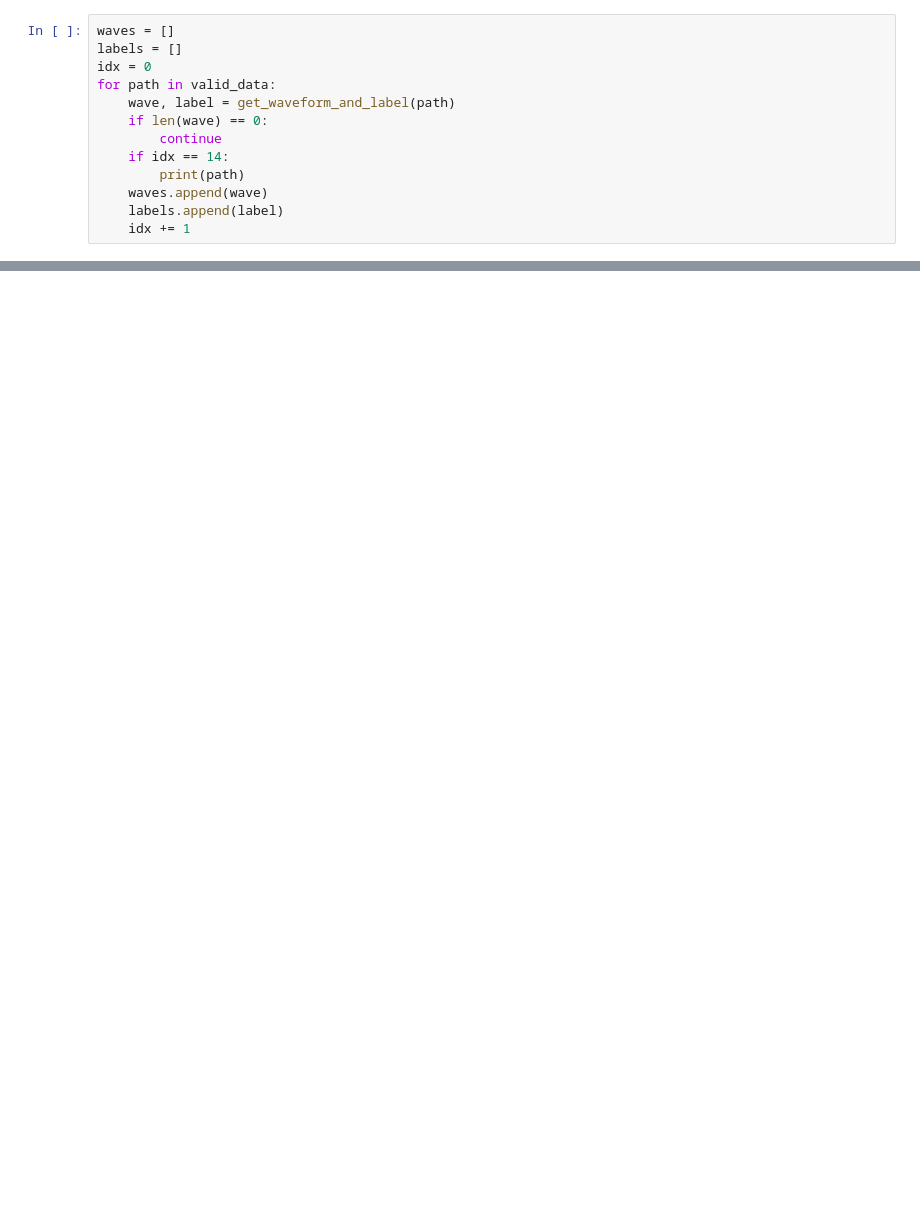
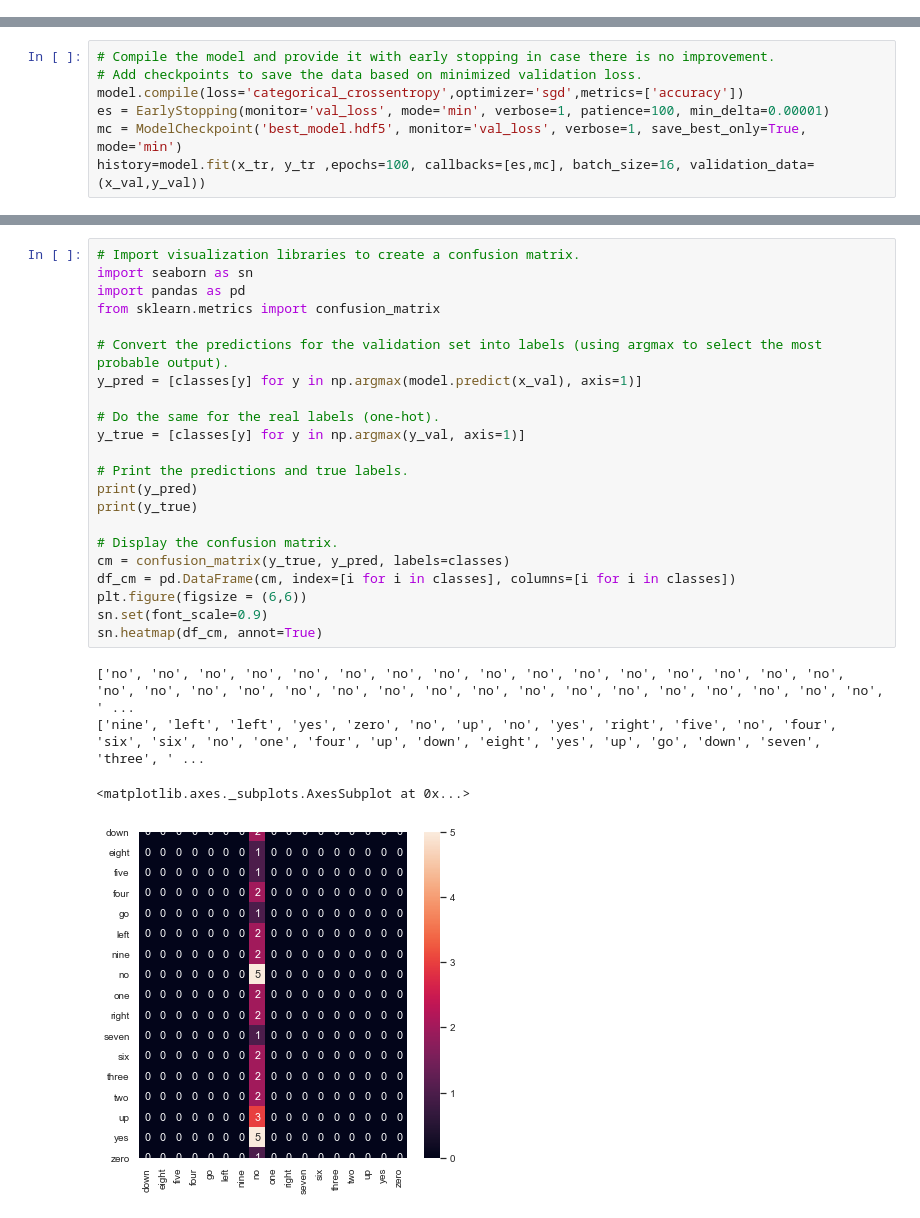
Before and after one commit to iiixyn/Atypical-Speech-Recognition, a Jupyter notebook: asr.ipynb, the cells around one changed output, grey strips where cells are left out. Saved outputs shown, nothing was run; the diff lists cells and outputs as text; blank space fills up the shorter version.

Commit message:
Added comments and confusion matrix to ASR model.

```diff
--- a/asr.ipynb
+++ b/asr.ipynb
@@ -152,13 +0,0 @@ def get_waveform_and_label(path):
-# %%
-waves = []
-labels = []
-idx = 0
-for path in valid_data:
-    wave, label = get_waveform_and_label(path)
-    if len(wave) == 0:
-        continue
-    if idx == 14:
-        print(path)
-    waves.append(wave)
-    labels.append(label)
-    idx += 1
@@ -356,0 +371,7 @@ Text: no
+# %%
+# Compile the model and provide it with early stopping in case there is no improvement.
+# Add checkpoints to save the data based on minimized validation loss.
+model.compile(loss='categorical_crossentropy',optimizer='sgd',metrics=['accuracy'])
+es = EarlyStopping(monitor='val_loss', mode='min', verbose=1, patience=100, min_delta=0.00001)
+mc = ModelCheckpoint('best_model.hdf5', monitor='val_loss', verbose=1, save_best_only=True, mode='min')
+history=model.fit(x_tr, y_tr ,epochs=100, callbacks=[es,mc], batch_size=16, validation_data=(x_val,y_val))
@@ -356,0 +421,27 @@ Text: no
+# %%
+# Import visualization libraries to create a confusion matrix.
+import seaborn as sn
+import pandas as pd
+from sklearn.metrics import confusion_matrix
+
+# Convert the predictions for the validation set into labels (using argmax to select the most probable output).
+y_pred = [classes[y] for y in np.argmax(model.predict(x_val), axis=1)]
+
+# Do the same for the real labels (one-hot).
+y_true = [classes[y] for y in np.argmax(y_val, axis=1)]
+
+# Print the predictions and true labels.
+print(y_pred)
+print(y_true)
+
+# Display the confusion matrix.
+cm = confusion_matrix(y_true, y_pred, labels=classes)
+df_cm = pd.DataFrame(cm, index=[i for i in classes], columns=[i for i in classes])
+plt.figure(figsize = (6,6))
+sn.set(font_scale=0.9)
+sn.heatmap(df_cm, annot=True)
+# %% [output]
+['no', 'no', 'no', 'no', 'no', 'no', 'no', 'no', 'no', 'no', 'no', 'no', 'no', 'no', 'no', 'no', 'no', 'no', 'no', 'no', 'no', 'no', 'no', 'no', 'no', 'no', 'no', 'no', 'no', 'no', 'no', 'no', 'no', ' ...
+['nine', 'left', 'left', 'yes', 'zero', 'no', 'up', 'no', 'yes', 'right', 'five', 'no', 'four', 'six', 'six', 'no', 'one', 'four', 'up', 'down', 'eight', 'yes', 'up', 'go', 'down', 'seven', 'three', ' ...
+<matplotlib.axes._subplots.AxesSubplot at 0x...>
+[figure, added]
```
Also changed, not shown: parts of 38 cells of this notebook.
